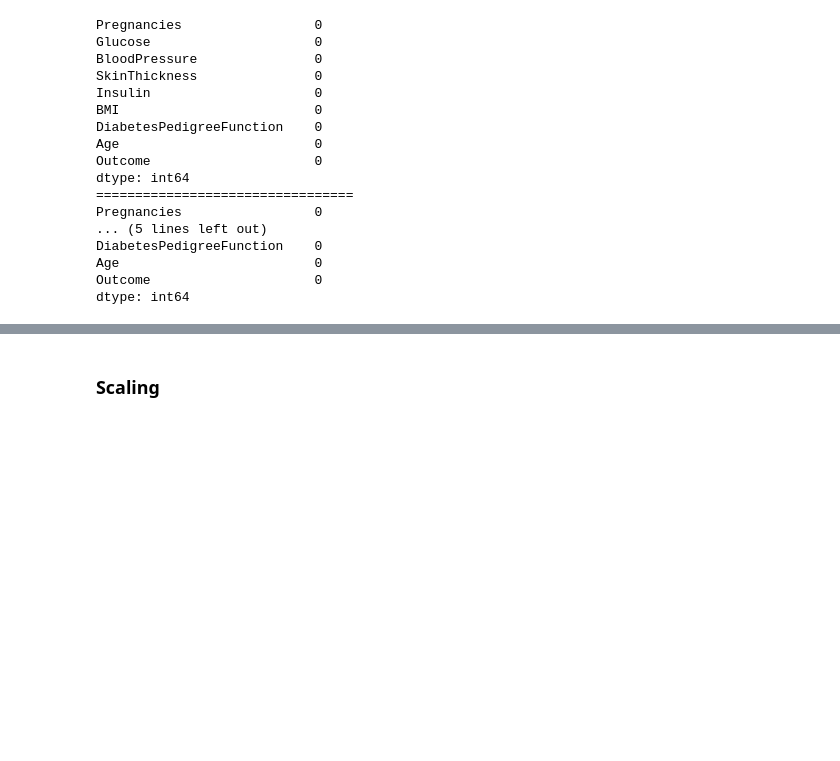
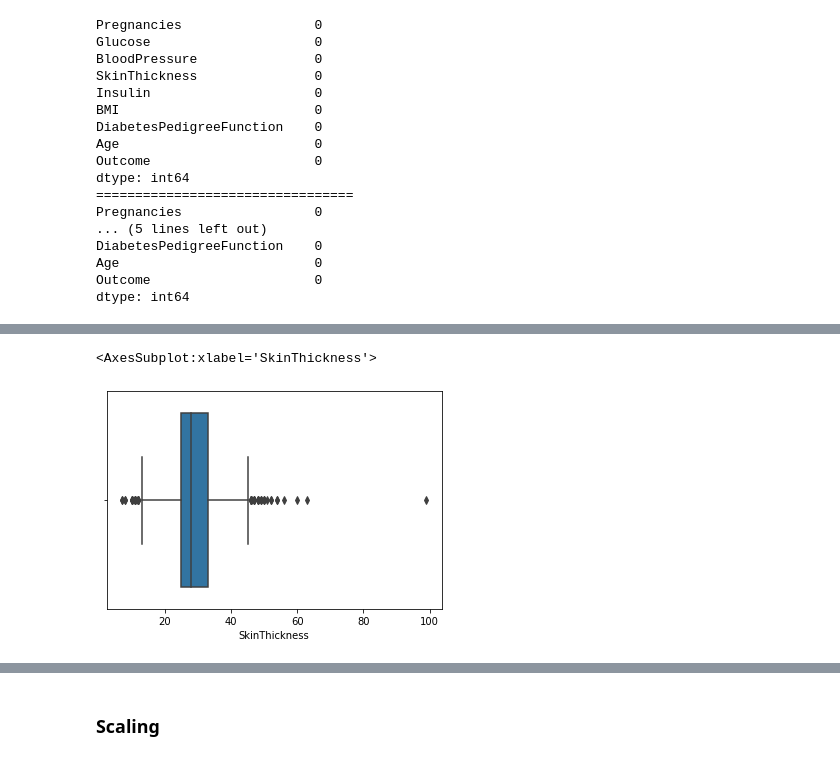
Before and after one commit to Strus01/ML-Sandbox-App, a Jupyter notebook: data_preprocessing/diabetes_preprocessing.ipynb, the cells around one changed output, grey strips where cells are left out. Saved outputs shown, nothing was run; the diff lists cells and outputs as text; code cells hidden in the pictures; blank space fills up the shorter version.

```diff
--- a/data_preprocessing/diabetes_preprocessing.ipynb
+++ b/data_preprocessing/diabetes_preprocessing.ipynb
@@ -235,0 +251,5 @@ fdf.sample(15)
+# %%
+sns.boxplot(x='SkinThickness', data=fdf)
+# %% [output]
+<AxesSubplot:xlabel='SkinThickness'>
+[figure, added]
```
Also changed, not shown: parts of 19 cells of this notebook, 3 other files.
